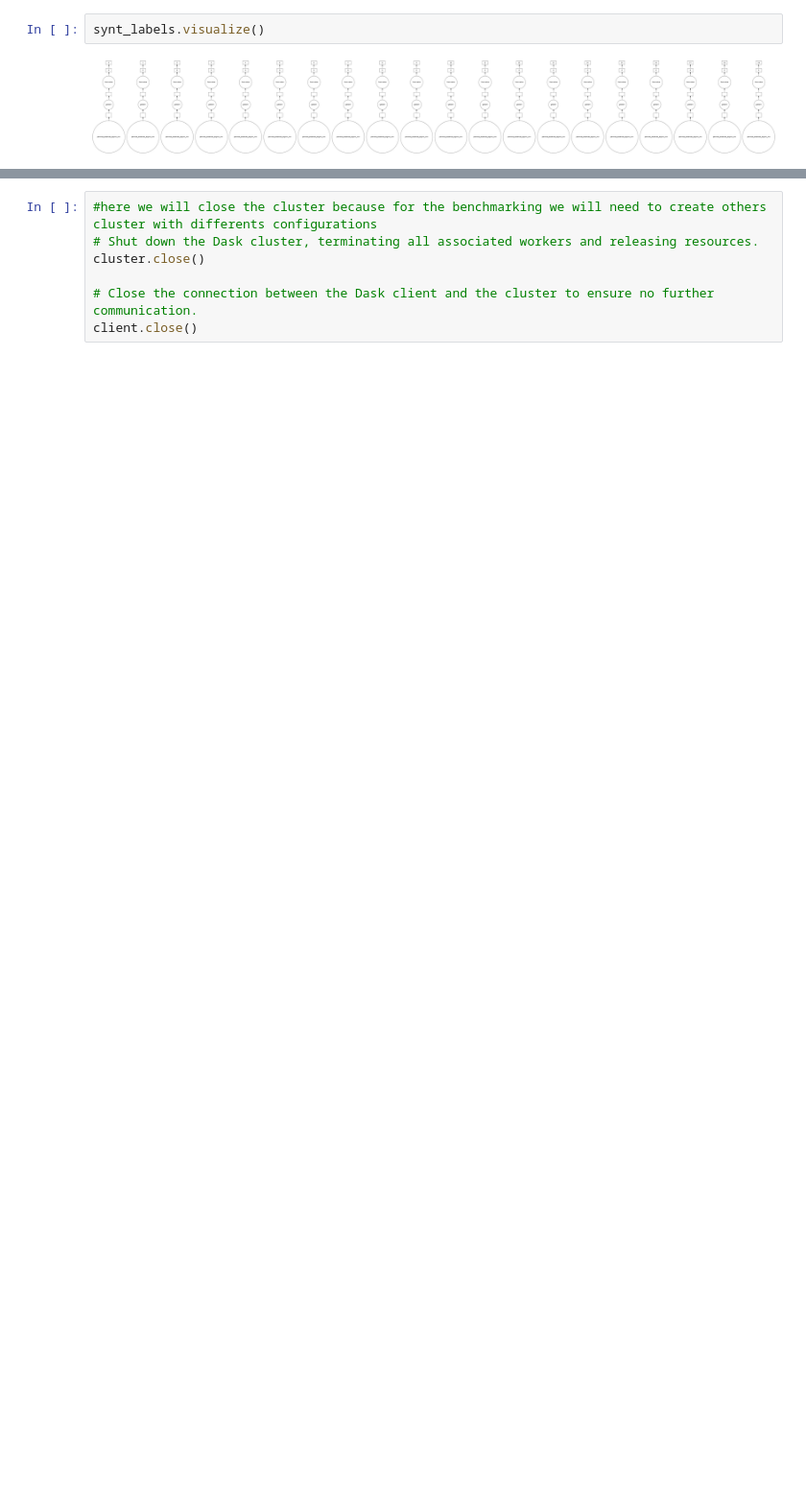
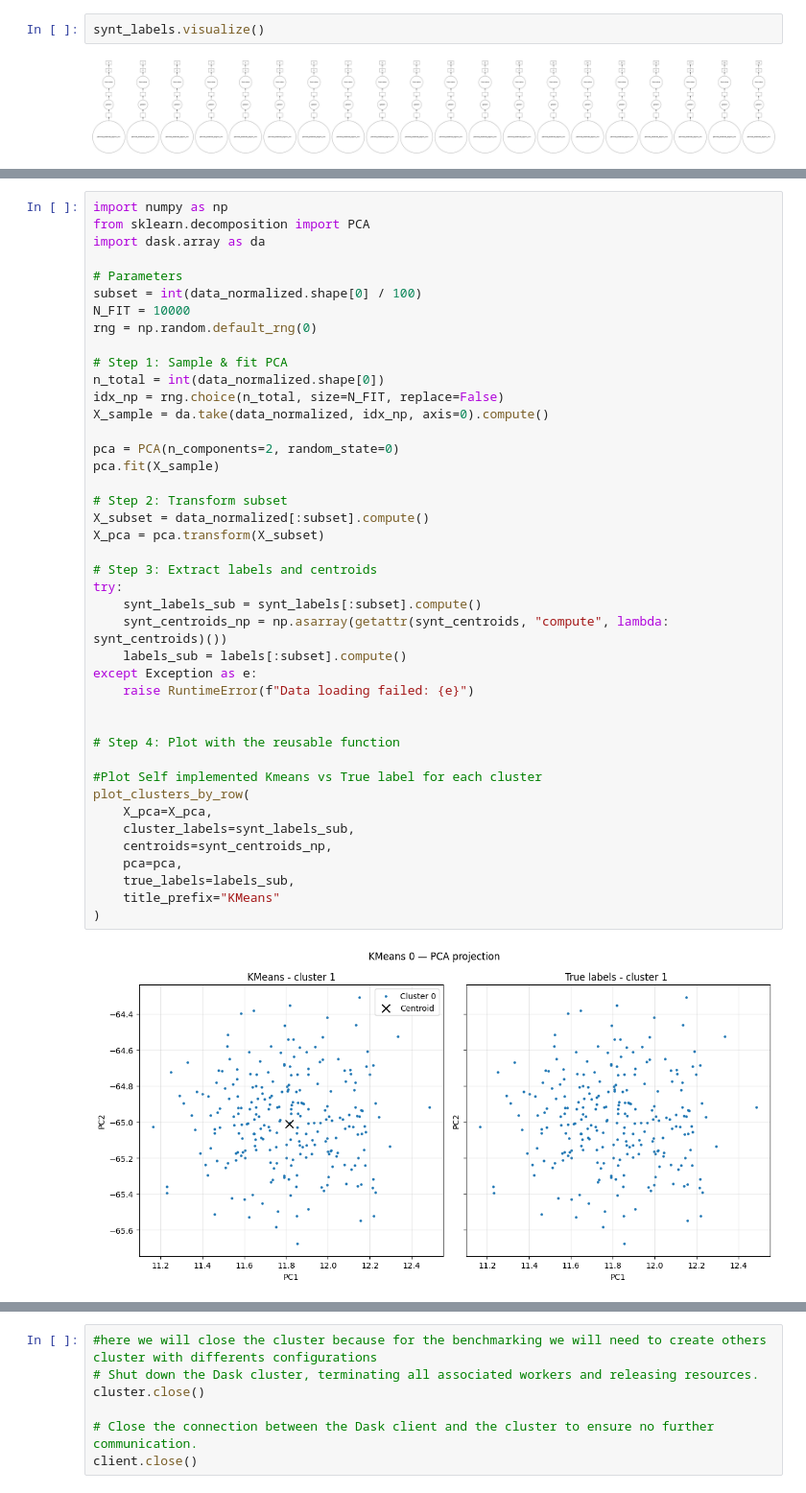
Before and after one commit to gpoccianti/Distributed-K-Means-Dask, a Jupyter notebook: Kmeans||_test.ipynb, the cells around one changed output, grey strips where cells are left out. Shown at 96% size. Drawn from its saved outputs; the diff is of its cells as text; blank space fills up the shorter version.

```diff
--- a/Kmeans||_test.ipynb
+++ b/Kmeans||_test.ipynb
@@ -454,0 +488,44 @@ Equality between Dask-ML KMeans and Custom KMeans: False
+# %%
+import numpy as np
+from sklearn.decomposition import PCA
+import dask.array as da
+
+# Parameters
+subset = int(data_normalized.shape[0] / 100)
+N_FIT = 10000
+rng = np.random.default_rng(0)
+
+# Step 1: Sample & fit PCA
+n_total = int(data_normalized.shape[0])
+idx_np = rng.choice(n_total, size=N_FIT, replace=False)
+X_sample = da.take(data_normalized, idx_np, axis=0).compute()
+
+pca = PCA(n_components=2, random_state=0)
+pca.fit(X_sample)
+
+# Step 2: Transform subset
+X_subset = data_normalized[:subset].compute()
+X_pca = pca.transform(X_subset)
+
+# Step 3: Extract labels and centroids
+try:
+    synt_labels_sub = synt_labels[:subset].compute()
+    synt_centroids_np = np.asarray(getattr(synt_centroids, "compute", lambda: synt_centroids)())
+    labels_sub = labels[:subset].compute()
+except Exception as e:
+    raise RuntimeError(f"Data loading failed: {e}")
+
+
+# Step 4: Plot with the reusable function
+
+#Plot Self implemented Kmeans vs True label for each cluster
+plot_clusters_by_row(
+    X_pca=X_pca,
+    cluster_labels=synt_labels_sub,
+    centroids=synt_centroids_np,
+    pca=pca,
+    true_labels=labels_sub,
+    title_prefix="KMeans"
+)
+# %% [output]
+[figure, added]
```
Also changed, not shown: parts of 33 cells of this notebook.
